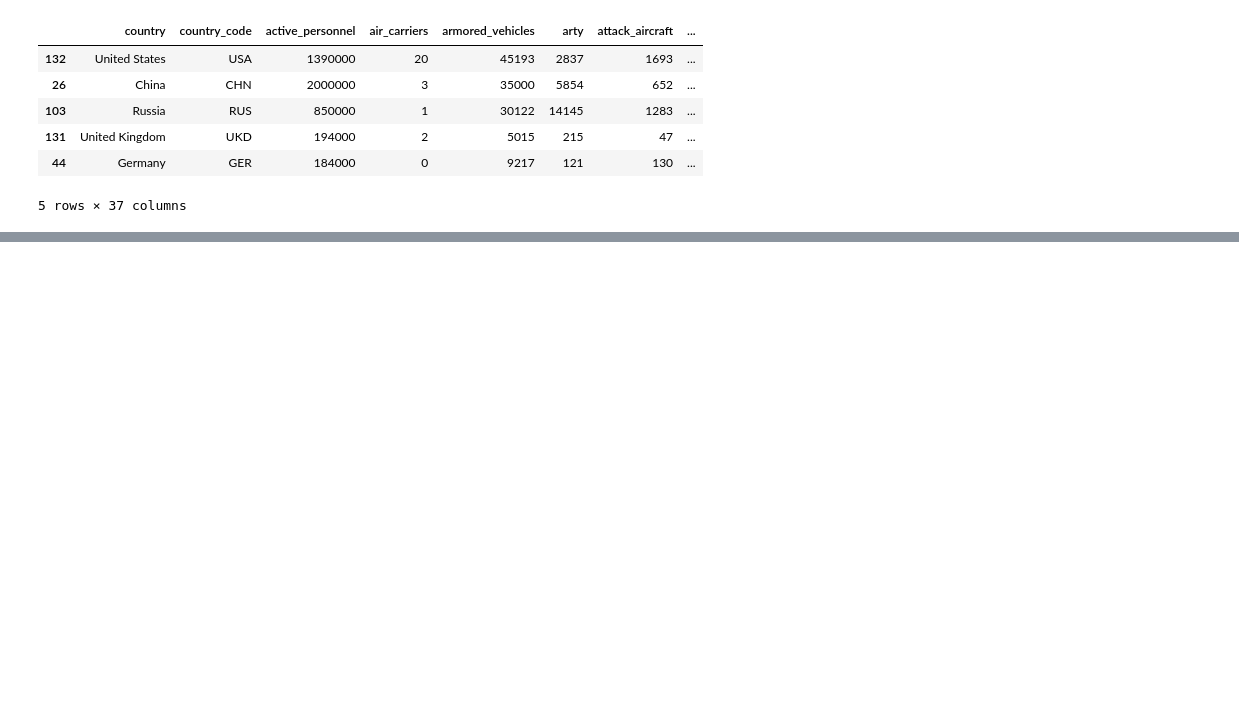
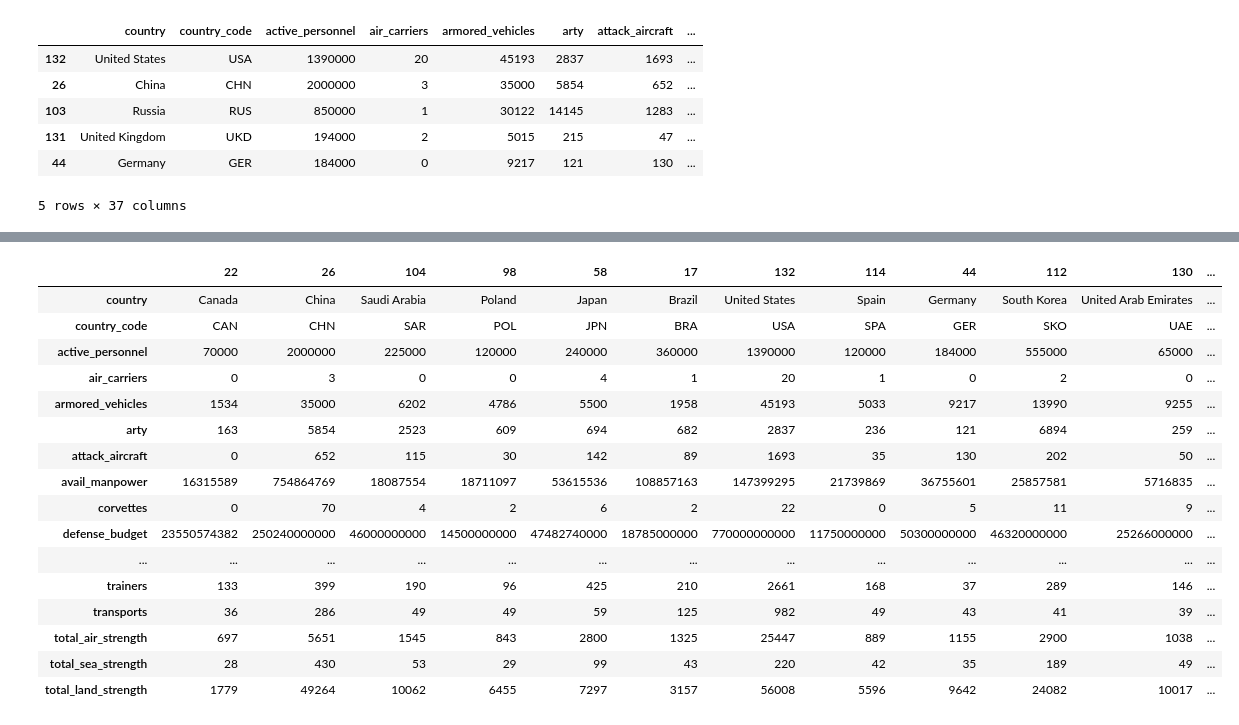
Before and after one commit to raycerna/military-firepower, a Jupyter notebook: final_report.ipynb, the cells around one changed output, grey strips where cells are left out. Cells and saved outputs as stored; diff of their text form; code cells hidden in the pictures; blank space fills up the shorter version.

```diff
--- a/final_report.ipynb
+++ b/final_report.ipynb
@@ -60,0 +90,20 @@ Before data preparation there were over 40 different measurements of military po
+# %%
+train.head(25).T
+# %% [output]
+|  | 22 | 26 | 104 | 98 | 58 | 17 | 132 | 114 | 44 | 112 | 130 | ... |
+| country | Canada | China | Saudi Arabia | Poland | Japan | Brazil | United States | Spain | Germany | South Korea | United Arab Emirates | ... |
+| country_code | CAN | CHN | SAR | POL | JPN | BRA | USA | SPA | GER | SKO | UAE | ... |
+| active_personnel | 70000 | 2000000 | 225000 | 120000 | 240000 | 360000 | 1390000 | 120000 | 184000 | 555000 | 65000 | ... |
+| air_carriers | 0 | 3 | 0 | 0 | 4 | 1 | 20 | 1 | 0 | 2 | 0 | ... |
+| armored_vehicles | 1534 | 35000 | 6202 | 4786 | 5500 | 1958 | 45193 | 5033 | 9217 | 13990 | 9255 | ... |
+| arty | 163 | 5854 | 2523 | 609 | 694 | 682 | 2837 | 236 | 121 | 6894 | 259 | ... |
+| attack_aircraft | 0 | 652 | 115 | 30 | 142 | 89 | 1693 | 35 | 130 | 202 | 50 | ... |
+| avail_manpower | 16315589 | 754864769 | 18087554 | 18711097 | 53615536 | 108857163 | 147399295 | 21739869 | 36755601 | 25857581 | 5716835 | ... |
+| corvettes | 0 | 70 | 4 | 2 | 6 | 2 | 22 | 0 | 5 | 11 | 9 | ... |
+| defense_budget | 23550574382 | 250240000000 | 46000000000 | 14500000000 | 47482740000 | 18785000000 | 770000000000 | 11750000000 | 50300000000 | 46320000000 | 25266000000 | ... |
+| ... | ... | ... | ... | ... | ... | ... | ... | ... | ... | ... | ... | ... |
+| trainers | 133 | 399 | 190 | 96 | 425 | 210 | 2661 | 168 | 37 | 289 | 146 | ... |
+| transports | 36 | 286 | 49 | 49 | 59 | 125 | 982 | 49 | 43 | 41 | 39 | ... |
+| total_air_strength | 697 | 5651 | 1545 | 843 | 2800 | 1325 | 25447 | 889 | 1155 | 2900 | 1038 | ... |
+| total_sea_strength | 28 | 430 | 53 | 29 | 99 | 43 | 220 | 42 | 35 | 189 | 49 | ... |
+| total_land_strength | 1779 | 49264 | 10062 | 6455 | 7297 | 3157 | 56008 | 5596 | 9642 | 24082 | 10017 | ... |
```
Also changed, not shown: parts of 10 cells of this notebook.
